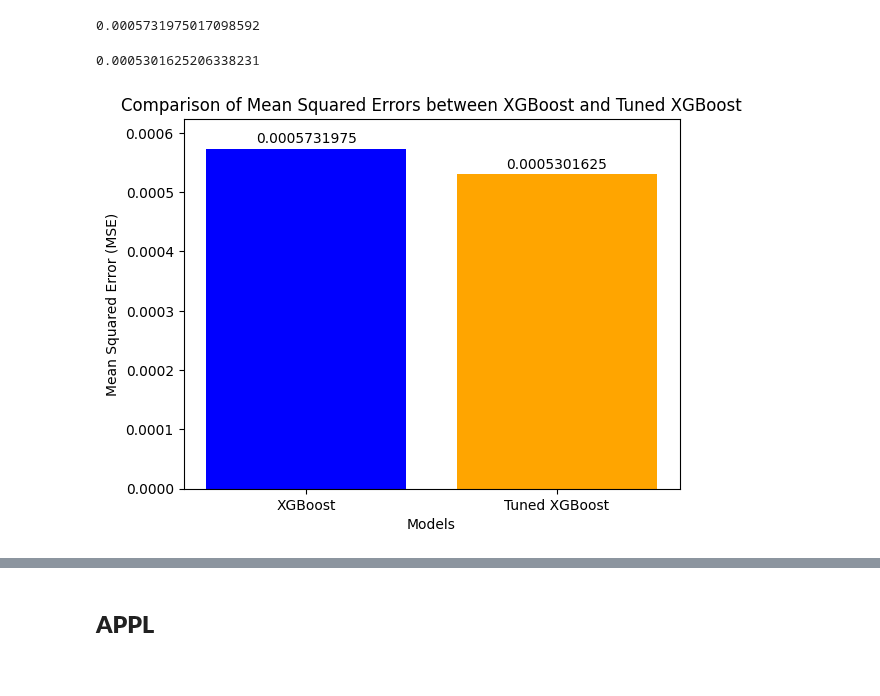
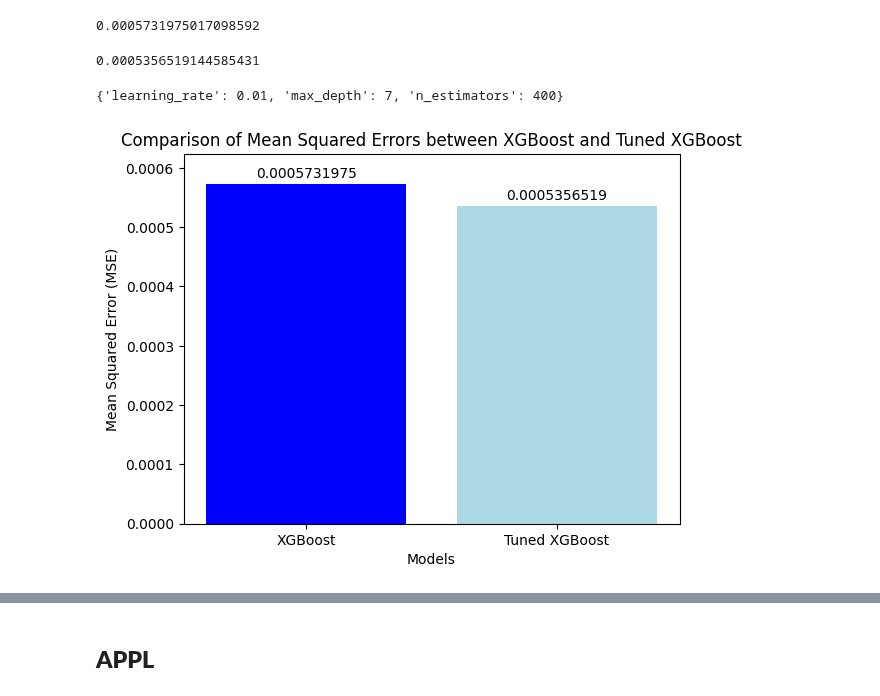
Before and after one commit to ktongk/BTT-JPMC-1, a Jupyter notebook: Anna/XGBOOST.ipynb, the cells around one changed output, grey strips where cells are left out. Saved outputs shown, nothing was run; the diff lists cells and outputs as text; code cells hidden in the pictures.

```diff
--- a/Anna/XGBOOST.ipynb
+++ b/Anna/XGBOOST.ipynb
@@ -326,7 +326,6 @@ sp500 = pd.read_html('https://en.wikipedia.org/wiki/List_of_S%26P_500_companies'
 sp500_tickers = sp500['Symbol'].tolist()
 
 # Remove specified tickers from the list of S&P 500 stock
-sp500_tickers = [ticker for ticker in sp500_tickers if ticker not in removal]
 # Function to fetch data and create price percentage DataFrame
 def get_price_percentage_df(ticker):
     try:
@@ -698,9 +773,9 @@ def xgboost_tuned(X, y, params=None, test_size=0.2, random_state=42):
 
     # Define the parameter grid for grid search
     param_grid = {
-        'gamma': [0.001, 0.005, 0.01, 0.02],
+        #'gamma': [0.001, 0.005, 0.01, 0.02],
         'learning_rate': [0.001, 0.005, 0.01, 0.05, 0.1],
-        'max_depth': [3, 5, 7, 8, 10, 12, 15],
+        'max_depth': [2, 3, 5, 7, 8, 10],
         'n_estimators': [100, 200, 300, 400]
     }
 
@@ -736,34 +811,36 @@ sp500_tuned = xgboost_tuned(X,y)
 mse_sp500_tuned = sp500_tuned[2]
 mse_sp500_tuned
 # %% [output]
-0.0005301625206338231
+0.0005356519144585431
+# %%
+best_params = sp500_tuned[3]
+best_params
+# %% [output]
+{'learning_rate': 0.01, 'max_depth': 7, 'n_estimators': 400}
 # %%
 import matplotlib.pyplot as plt
-
-# Assuming you have the MSE values stored in mse_sp500 and mse_sp500_tuned variables
-
 # MSE values
 mse_values = [mse_sp500, mse_sp500_tuned]
 
 # Model names
 model_names = ['XGBoost', 'Tuned XGBoost']
 
 # Creating a bar plot
-plt.bar(model_names, mse_values, color=['blue', 'orange'])
+plt.bar(model_names, mse_values, color=['blue', 'lightblue'])
 for i, value in enumerate(mse_values):
     plt.text(i, value + 0.000005, f'{value:.10f}', ha='center', va='bottom')
 
 plt.xlabel('Models')
 plt.ylabel('Mean Squared Error (MSE)')
 plt.title('Comparison of Mean Squared Errors between XGBoost and Tuned XGBoost')
 
 # Adjusting the y-axis range
 plt.ylim(0.00, max(mse_values) + 0.00005)
 
 # Display the plot
 plt.show()
 # %% [output]
-[figure, old version]
+[figure, new version]
 # %%
 #display the predicted price percentage change values with the actual price percentage change values
 y_pred = sp500[1]
```
Also changed, not shown: parts of 25 cells of this notebook.
